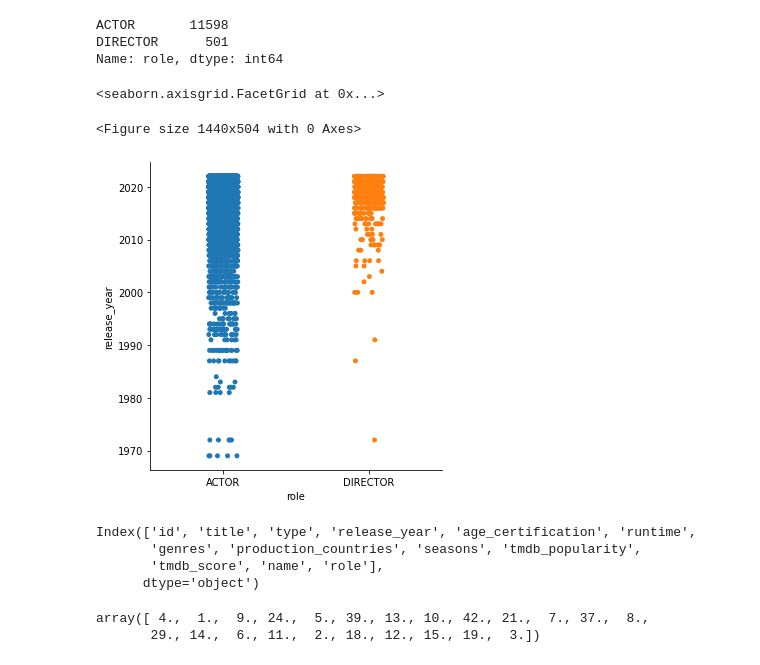
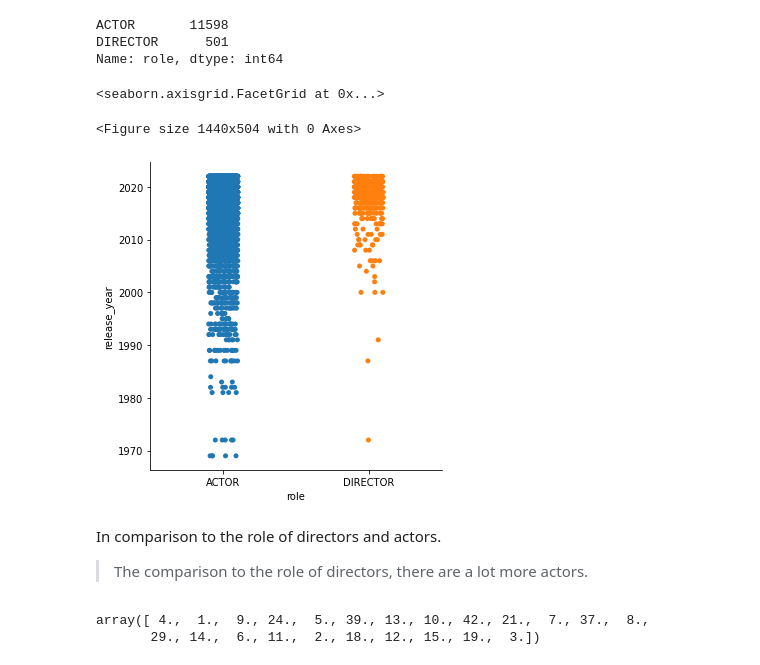
Before and after one commit to ramrakhyaniRiya/Netflix_TVshows-Movies, a Jupyter notebook: Netflix_TV_Shows_and_Movies.ipynb, the cells around one changed output. Saved outputs shown, nothing was run; the diff lists cells and outputs as text; code cells hidden in the pictures.

```diff
--- a/Netflix_TV_Shows_and_Movies.ipynb
+++ b/Netflix_TV_Shows_and_Movies.ipynb
@@ -290,3 +279,7 @@ crd.tail()
 | 77212 | tm1098060 | Yemi Amodu | DIRECTOR |
 # %% [markdown]
 # ***Let's do some Exploratory Data Analysis***
+# %%
+# MERGEING OF TWO DATA SETS & REVIEW FIRST 5 ROWS OF DATAFRAME
+d_tit_crd = pd.merge(df,crd)
+d_tit_crd.head(5)
@@ -420,16 +418,13 @@ DIRECTOR      501
 Name: role, dtype: int64
 # %%
 plt.figure(figsize = (20,7))
-sns.catplot(x = 'role', y = 'release_year', data = data_titles_credits)
+sns.catplot(x = 'role', y = 'release_year', data = d_tit_crd)
 # %% [output]
 <seaborn.axisgrid.FacetGrid at 0x...>
 <Figure size 1440x504 with 0 Axes>
-[figure, old version]
+[figure, new version]
-# %%
-data_titles_credits.columns
-# %% [output]
-Index(['id', 'title', 'type', 'release_year', 'age_certification', 'runtime',
-       'genres', 'production_countries', 'seasons', 'tmdb_popularity',
-       'tmdb_score', 'name', 'role'],
-      dtype='object')
+# %% [markdown]
+In comparison to the role of directors and actors.
+
+> The comparison to the role of directors, there are a lot more actors.
 # %%
```
Also changed, not shown: parts of 23 cells of this notebook.
